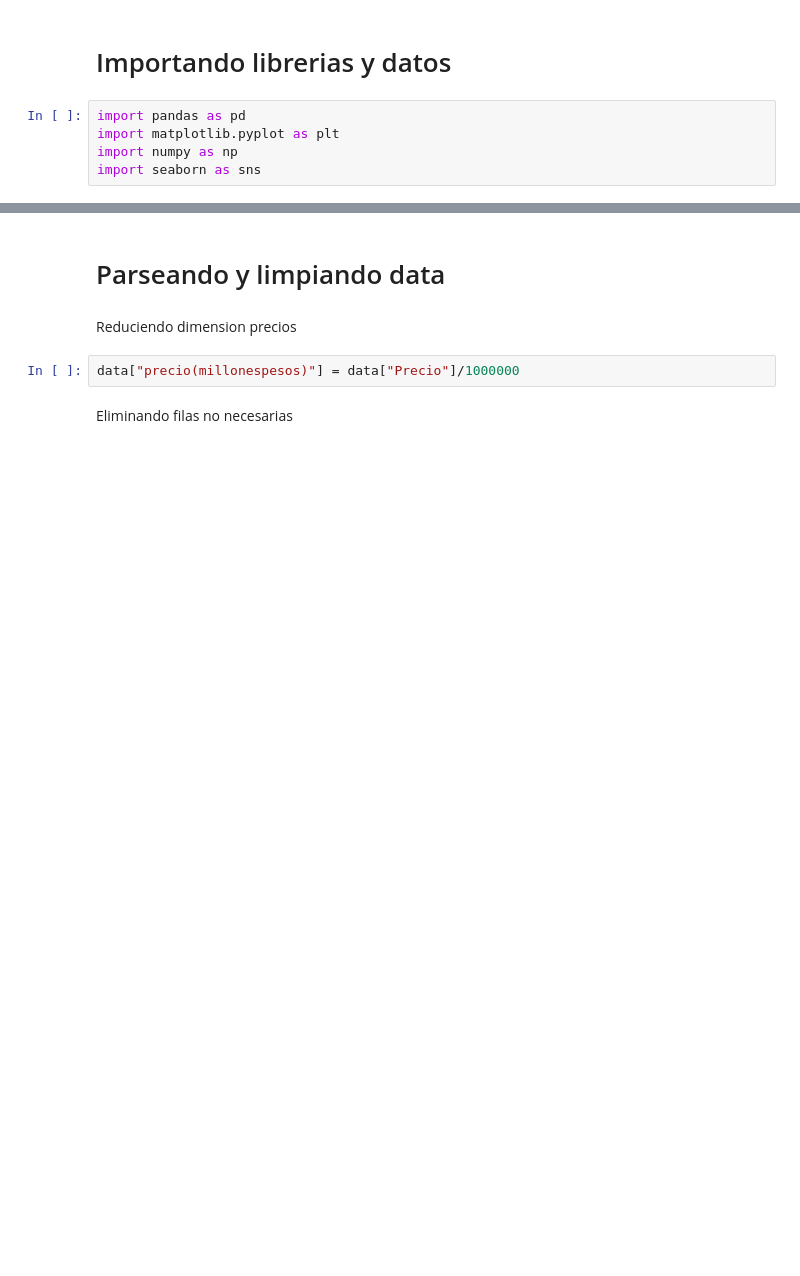
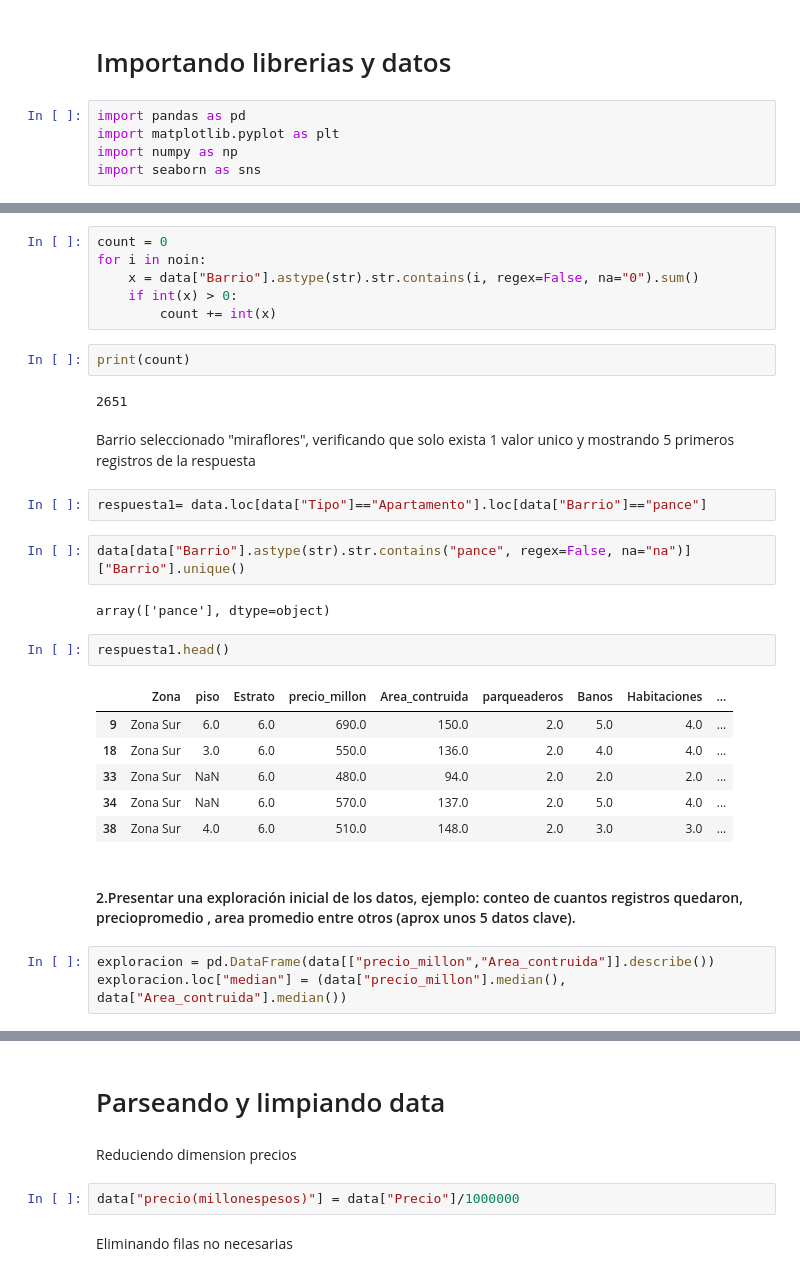
Before and after one commit to cfccfelipe/eda_cali, a Jupyter notebook: Analisis_exploratorio_Python.ipynb, the cells around one changed output, grey strips where cells are left out. Drawn from its saved outputs; the diff is of its cells as text; blank space fills up the shorter version.

```diff
--- a/Analisis_exploratorio_Python.ipynb
+++ b/Analisis_exploratorio_Python.ipynb
@@ -11,0 +69,32 @@ data = pd.read_excel("Datasets/Datos_Vivienda.xlsx")
+# %%
+count = 0
+for i in noin:
+    x = data["Barrio"].astype(str).str.contains(i, regex=False, na="0").sum()
+    if int(x) > 0:
+        count += int(x)
+# %%
+print(count)
+# %% [output]
+2651
+# %% [markdown]
+Barrio seleccionado "miraflores", verificando que solo exista 1 valor unico y mostrando 5 primeros registros de la respuesta
+# %%
+respuesta1= data.loc[data["Tipo"]=="Apartamento"].loc[data["Barrio"]=="pance"]
+# %%
+data[data["Barrio"].astype(str).str.contains("pance", regex=False, na="na")]["Barrio"].unique()
+# %% [output]
+array(['pance'], dtype=object)
+# %%
+respuesta1.head()
+# %% [output]
+|  | Zona | piso | Estrato | precio_millon | Area_contruida | parqueaderos | Banos | Habitaciones | ... |
+| 9 | Zona Sur | 6.0 | 6.0 | 690.0 | 150.0 | 2.0 | 5.0 | 4.0 | ... |
+| 18 | Zona Sur | 3.0 | 6.0 | 550.0 | 136.0 | 2.0 | 4.0 | 4.0 | ... |
+| 33 | Zona Sur | NaN | 6.0 | 480.0 | 94.0 | 2.0 | 2.0 | 2.0 | ... |
+| 34 | Zona Sur | NaN | 6.0 | 570.0 | 137.0 | 2.0 | 5.0 | 4.0 | ... |
+| 38 | Zona Sur | 4.0 | 6.0 | 510.0 | 148.0 | 2.0 | 3.0 | 3.0 | ... |
+# %% [markdown]
+<h4>2.Presentar una exploración inicial de los datos, ejemplo: conteo de cuantos registros quedaron, preciopromedio , area promedio entre otros (aprox unos 5 datos clave).</h4>
+# %%
+exploracion = pd.DataFrame(data[["precio_millon","Area_contruida"]].describe())
+exploracion.loc["median"] = (data["precio_millon"].median(), data["Area_contruida"].median())
```
Also changed, not shown: parts of 47 cells of this notebook, 3 other files.
